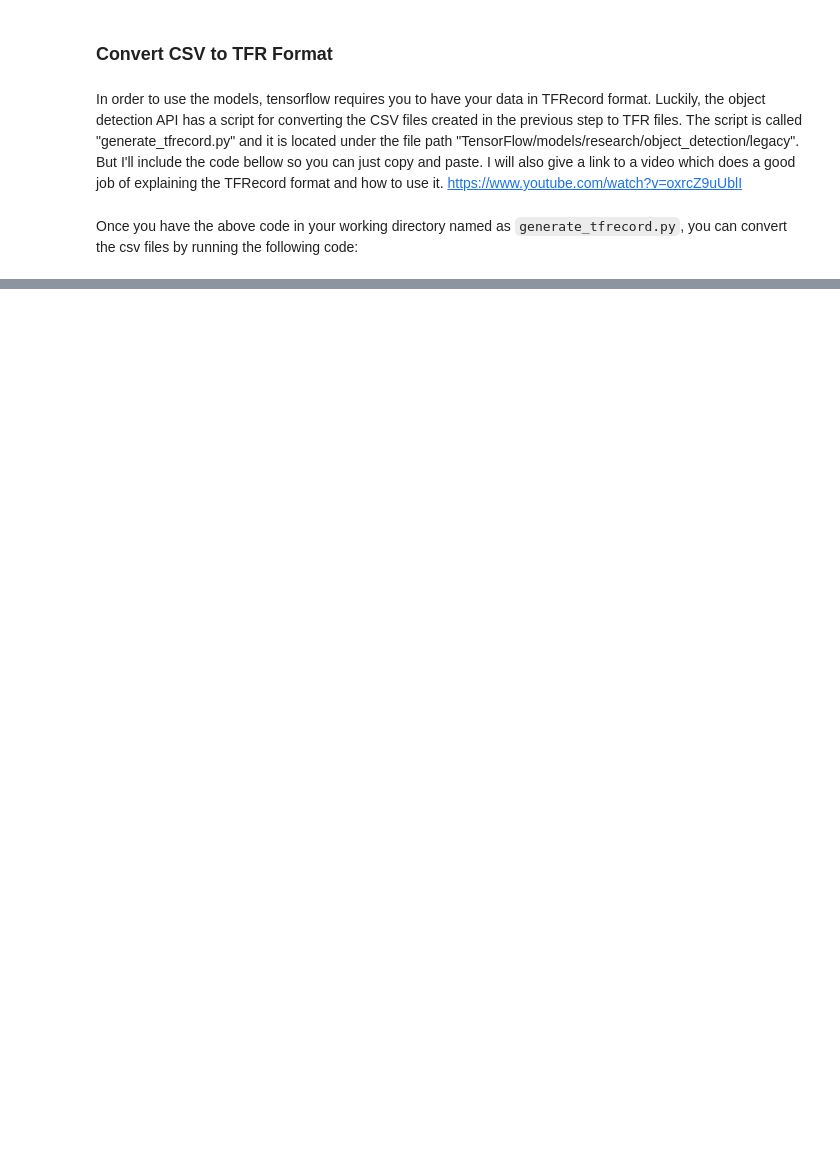
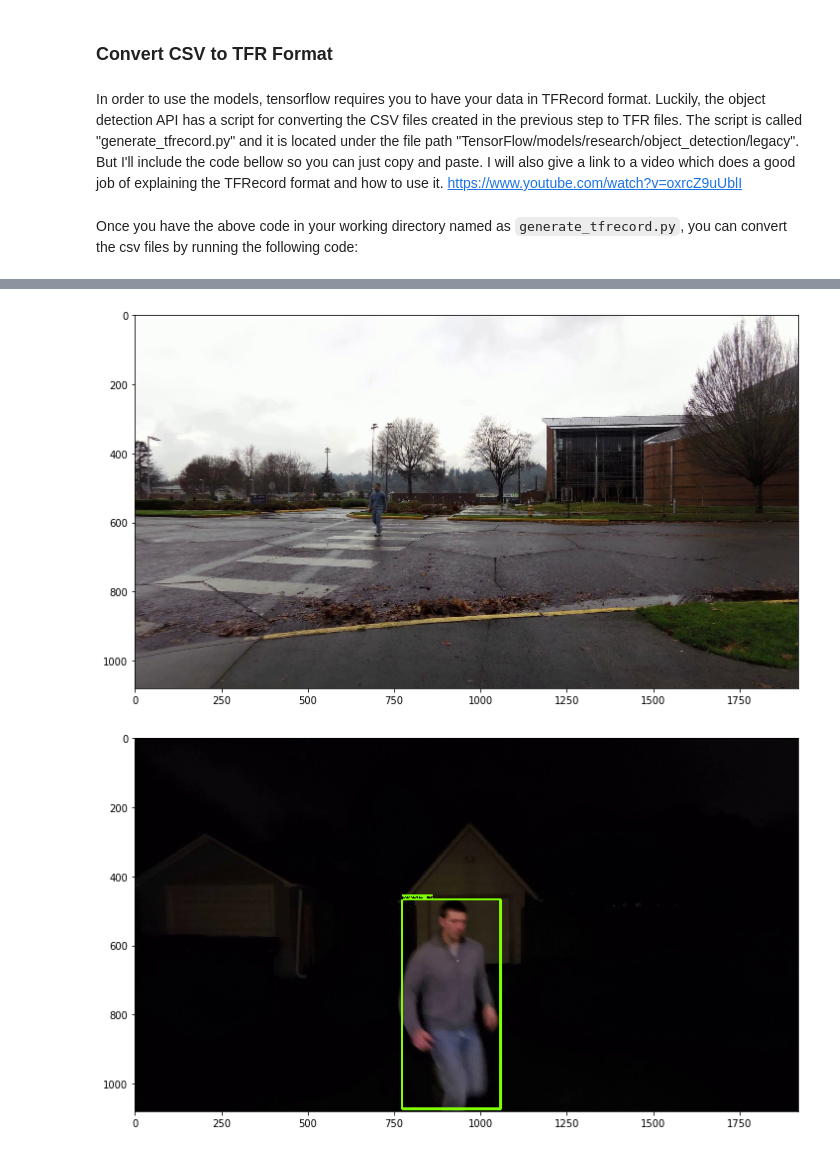
Before and after one commit to jhernandez-springboard/mini-projects, a Jupyter notebook: Object Detection with TensorFlow pt 1.ipynb, the cells around one changed output, grey strips where cells are left out. Saved outputs shown, nothing was run; the diff lists cells and outputs as text; code cells hidden in the pictures; blank space fills up the shorter version.

```diff
--- a/Object Detection with TensorFlow pt 1.ipynb
+++ b/Object Detection with TensorFlow pt 1.ipynb
@@ -317,0 +607,17 @@ python generate_tfrecord.py --label=pedestrian --csv_input=data/test_labels.csv
+# %%
+category_index = label_map_util.create_category_index_from_labelmap(PATH_TO_LABELS, use_display_name=True)
+# %%
+def load_image_into_numpy_array(image):
+  (im_width, im_height) = image.size
+  return np.array(image.getdata()).reshape(
+      (im_height, im_width, 3)).astype(np.uint8)
+# %%
+# For the sake of simplicity we will use only 2 images:
+# image1.jpg
+# image2.jpg
+# If you want to test the code with your images, just add path to the images to the TEST_IMAGE_PATHS.
+PATH_TO_TEST_IMAGES_DIR = 'test_images'
+TEST_IMAGE_PATHS = [ os.path.join(PATH_TO_TEST_IMAGES_DIR, 'image{}.jpg'.format(i)) for i in range(1, 4) ]
+
+# Size, in inches, of the output images.
+IMAGE_SIZE = (12, 16)
@@ -317,0 +668,25 @@ python generate_tfrecord.py --label=pedestrian --csv_input=data/test_labels.csv
+# %%
+for image_path in TEST_IMAGE_PATHS:
+  image = Image.open(image_path)
+  # the array based representation of the image will be used later in order to prepare the
+  # result image with boxes and labels on it.
+  image_np = load_image_into_numpy_array(image)
+  # Expand dimensions since the model expects images to have shape: [1, None, None, 3]
+  image_np_expanded = np.expand_dims(image_np, axis=0)
+  # Actual detection.
+  output_dict = run_inference_for_single_image(image_np, detection_graph)
+  # Visualization of the results of a detection.
+  vis_util.visualize_boxes_and_labels_on_image_array(
+      image_np,
+      output_dict['detection_boxes'],
+      output_dict['detection_classes'],
+      output_dict['detection_scores'],
+      category_index,
+      instance_masks=output_dict.get('detection_masks'),
+      use_normalized_coordinates=True,
+      line_thickness=8)
+  plt.figure(figsize=IMAGE_SIZE)
+  plt.imshow(image_np)
+# %% [output]
+[figure, added]
+[figure, added]
```
Also changed, not shown: parts of 30 cells of this notebook.
